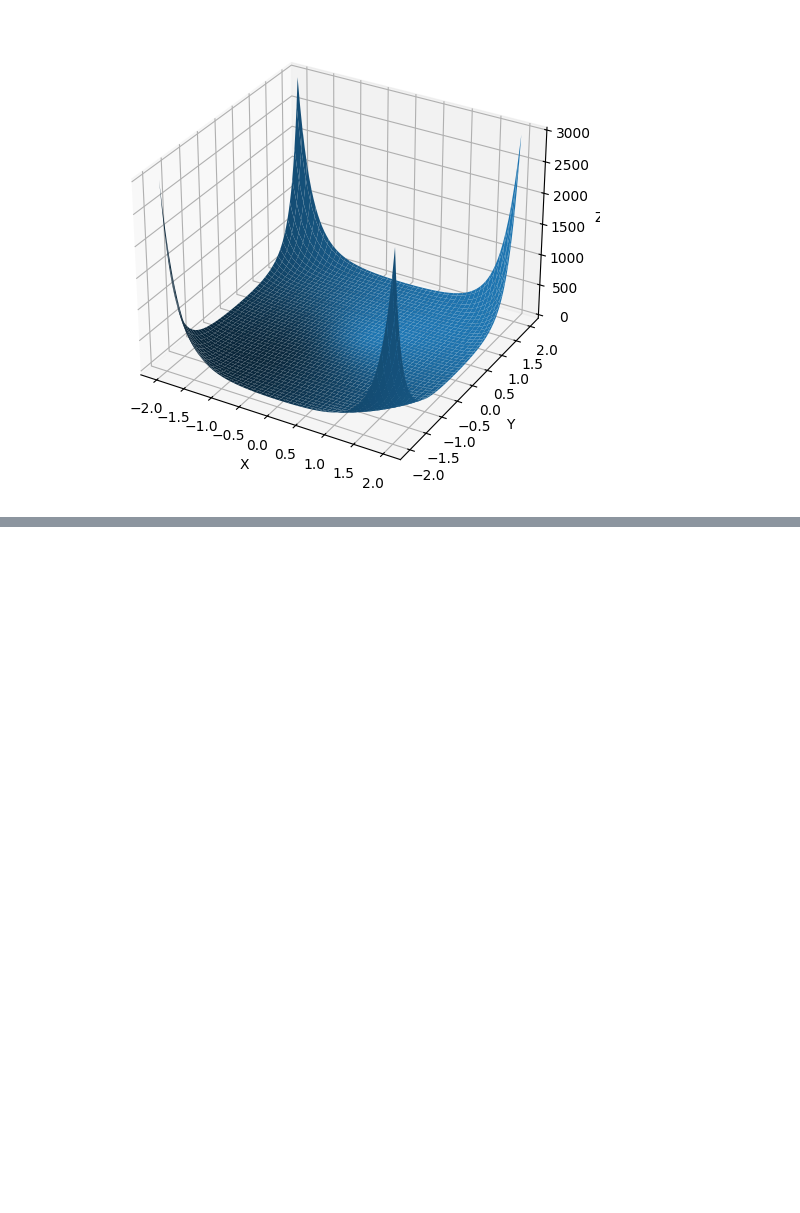
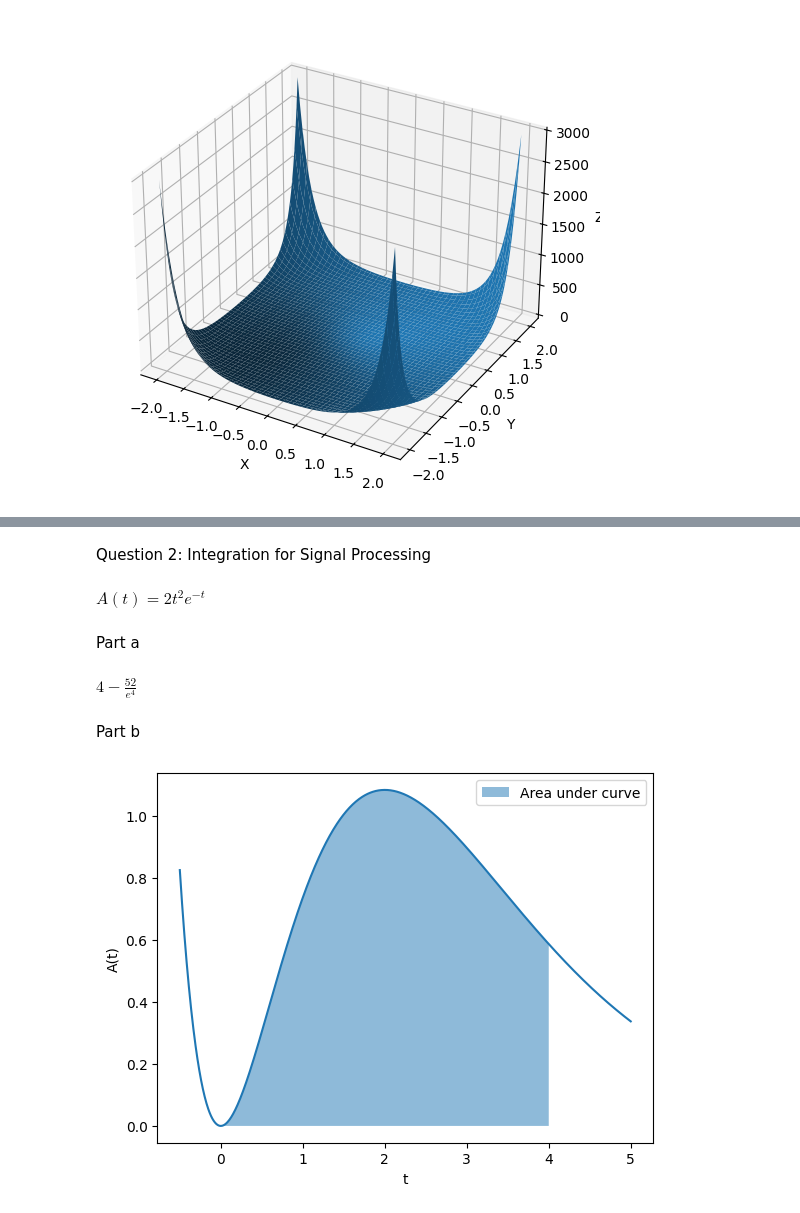
Before and after one commit to Chanidu-Edirisinghe/MathsCW, a Jupyter notebook: CW.ipynb, the cells around one changed output, grey strips where cells are left out. Saved outputs shown, nothing was run; the diff lists cells and outputs as text; code cells hidden in the pictures; blank space fills up the shorter version.

Commit message:
First 3 questions completed

```diff
--- a/CW.ipynb
+++ b/CW.ipynb
@@ -54,0 +61,31 @@ plt.show()
+# %% [markdown]
+Question 2: Integration for Signal Processing
+# %%
+t = symbols('t')
+A = Function('A')
+g = 2*t**2*exp(-t)
+Eq(A(t), g)
+# %% [output]
+$\displaystyle A{\left(t \right)} = 2 t^{2} e^{- t}$
+# %% [markdown]
+Part a
+# %%
+integrate(g, (t,0,4))
+# %% [output]
+$\displaystyle 4 - \frac{52}{e^{4}}$
+# %% [markdown]
+Part b
+# %%
+t_vals = np.linspace(-0.5, 5, 1000)
+G = lambdify(t, g, "numpy")
+plt.plot(t_vals, G(t_vals))
+plt.xlabel("t")
+plt.ylabel("A(t)")
+
+x_fill = np.linspace(0, 4, 1000)
+A_fill = G(x_fill)
+plt.fill_between(x_fill, A_fill, alpha=0.5, label="Area under curve")
+plt.legend()
+plt.show()
+# %% [output]
+[figure, added]
```
Also changed, not shown: parts of 17 cells of this notebook, 1 other file.
